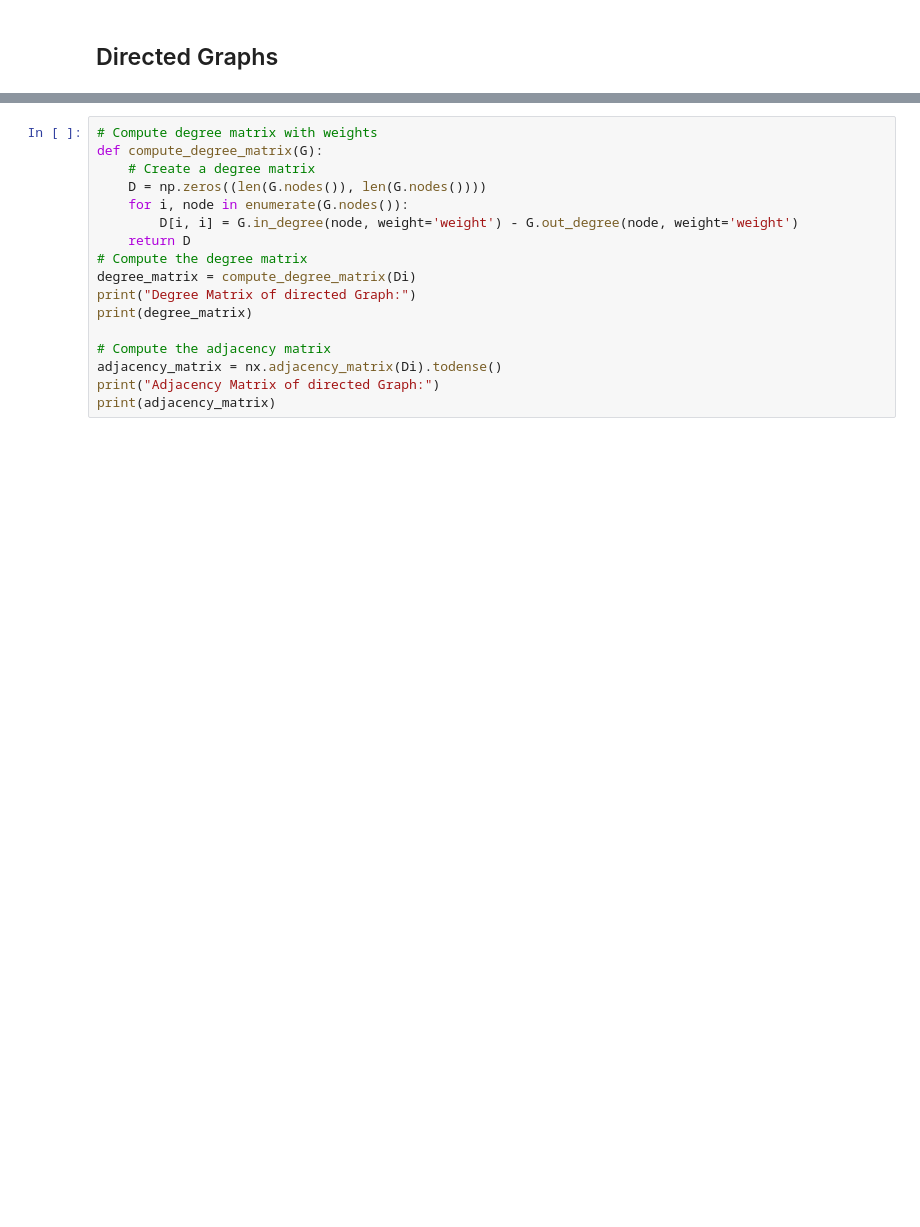
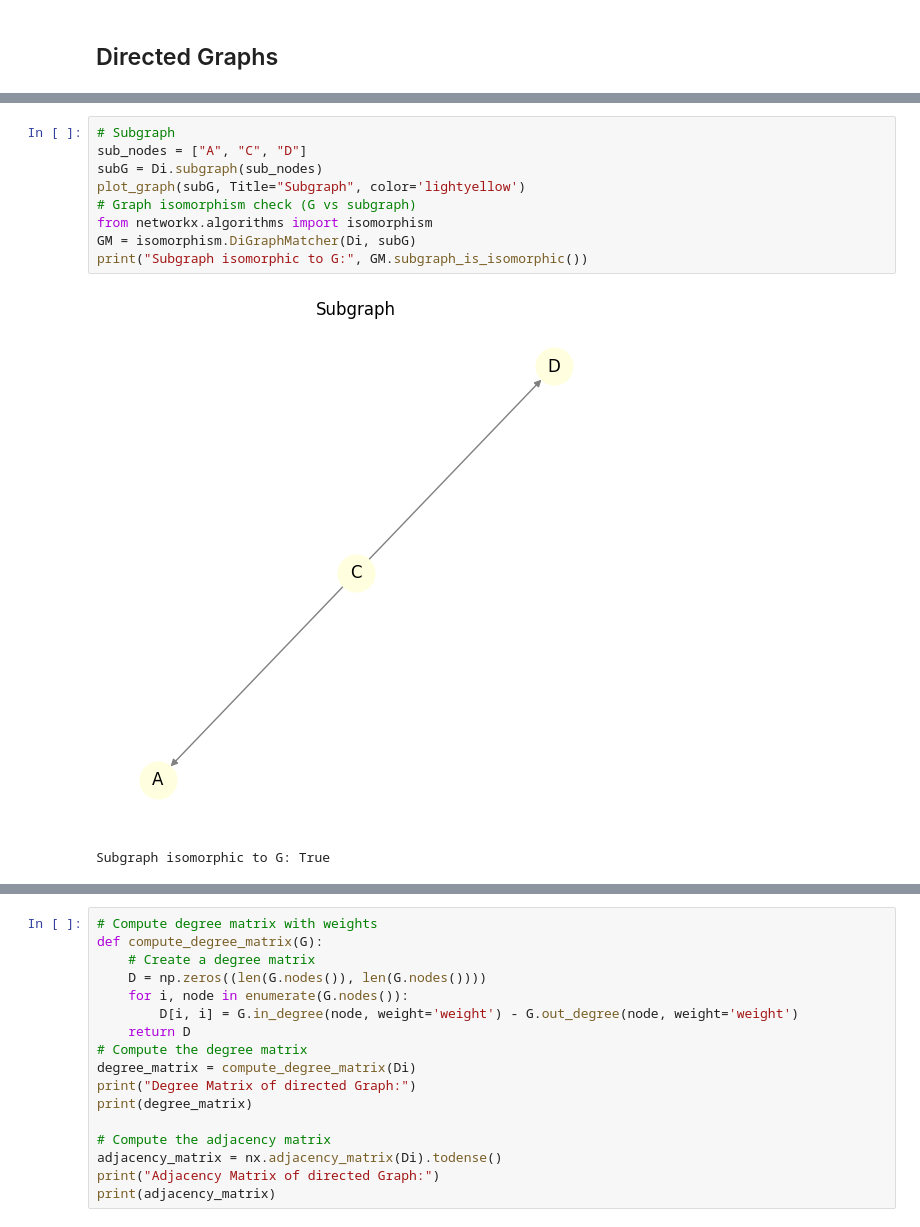
Before and after one commit to snt-arg/graph_matching_gnn, a Jupyter notebook: Graph Basics and Algorithms.ipynb, the cells around one changed output, grey strips where cells are left out. Cells and saved outputs as stored; diff of their text form; blank space fills up the shorter version.

Commit message:
add other graph manipulations

```diff
--- a/Graph Basics and Algorithms.ipynb
+++ b/Graph Basics and Algorithms.ipynb
@@ -72,2 +72,14 @@ print("Neighbors of C:", list(Di.predecessors("C")))
 Neighbors of C: ['A', 'D']
 Neighbors of C: ['B']
+# %%
+# Subgraph
+sub_nodes = ["A", "C", "D"]
+subG = Di.subgraph(sub_nodes)
+plot_graph(subG, Title="Subgraph", color='lightyellow')
+# Graph isomorphism check (G vs subgraph)
+from networkx.algorithms import isomorphism
+GM = isomorphism.DiGraphMatcher(Di, subG)
+print("Subgraph isomorphic to G:", GM.subgraph_is_isomorphic())
+# %% [output]
+[figure, added]
+Subgraph isomorphic to G: True
```
Also changed, not shown: parts of 7 cells of this notebook.
